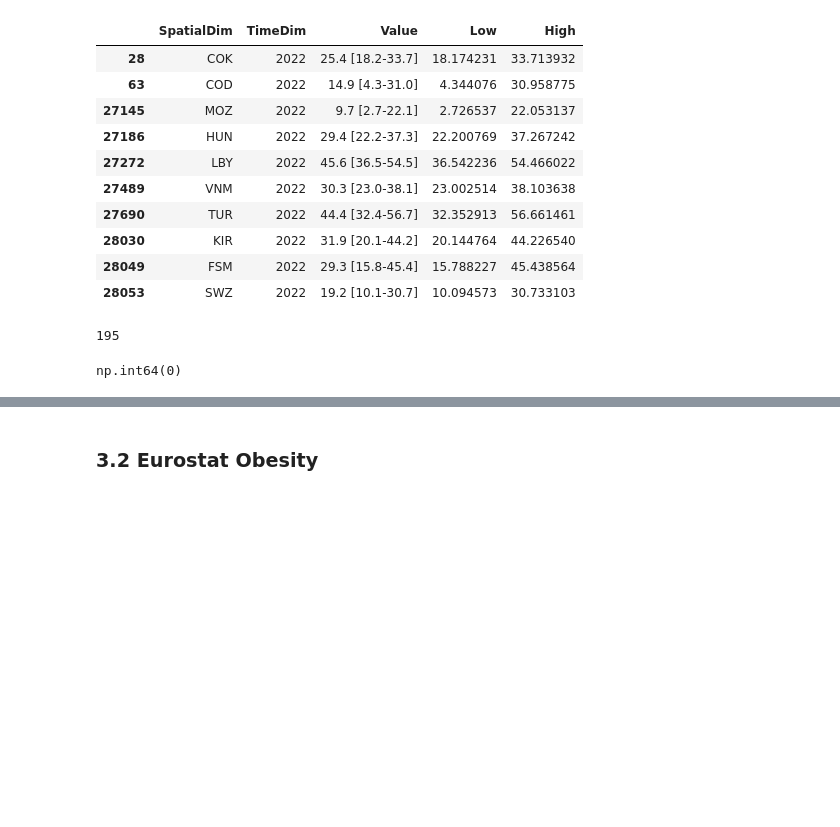
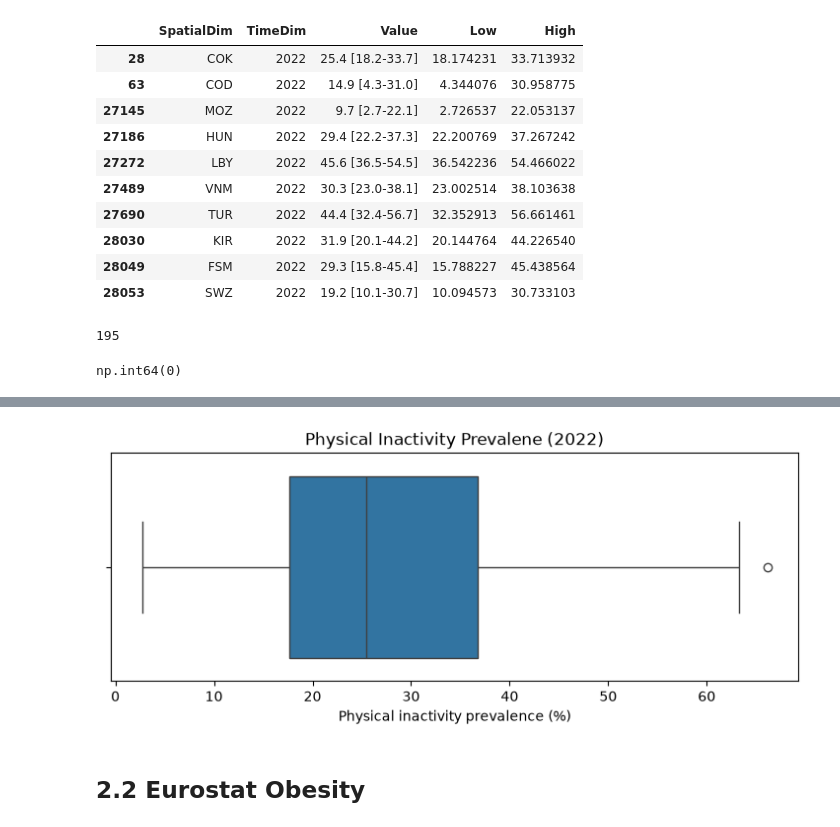
Before and after one commit to Edgybug/european-physical-activity-and-public-health, a Jupyter notebook: notebooks/01_data_exploration.ipynb, the cells around one changed output, grey strips where cells are left out. Saved outputs shown, nothing was run; the diff lists cells and outputs as text; code cells hidden in the pictures; blank space fills up the shorter version.

```diff
--- a/notebooks/01_data_exploration.ipynb
+++ b/notebooks/01_data_exploration.ipynb
@@ -319,2 +365,13 @@ The selected indicator is the estimated prevalence of insufficient physical acti
+# %%
+# Boxplot
+plt.figure(figsize=(9, 3))
+
+sns.boxplot(data=who_2022_adults, x="NumericValue")
+
+plt.title("Physical Inactivity Prevalence (2022)")
+plt.xlabel("Physical inactivity prevalence (%)")
+plt.show()
+# %% [output]
+[figure, added]
 # %% [markdown]
-### 3.2 Eurostat Obesity
+## 2.2 Eurostat Obesity
```
Also changed, not shown: parts of 43 cells of this notebook, 2 other files.
